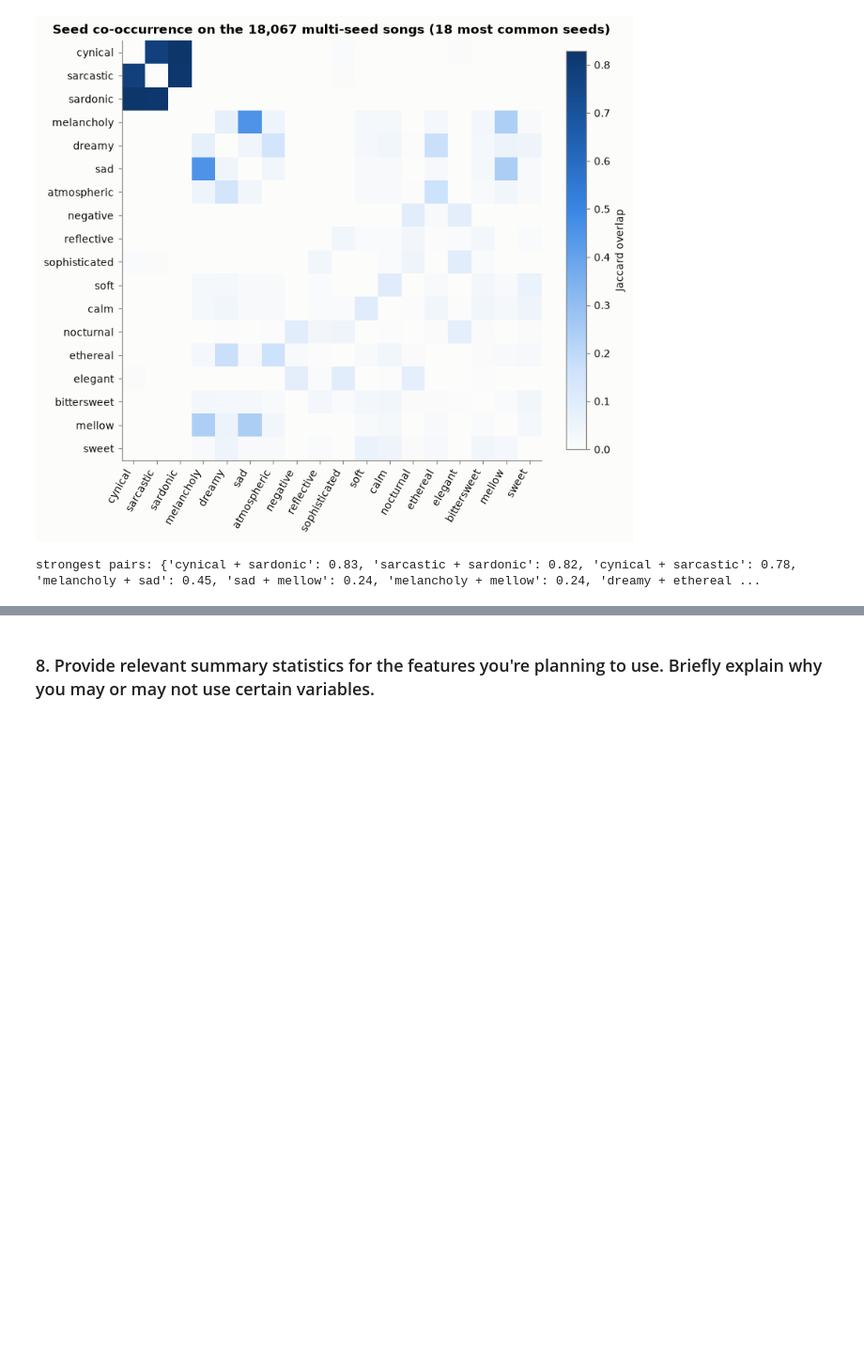
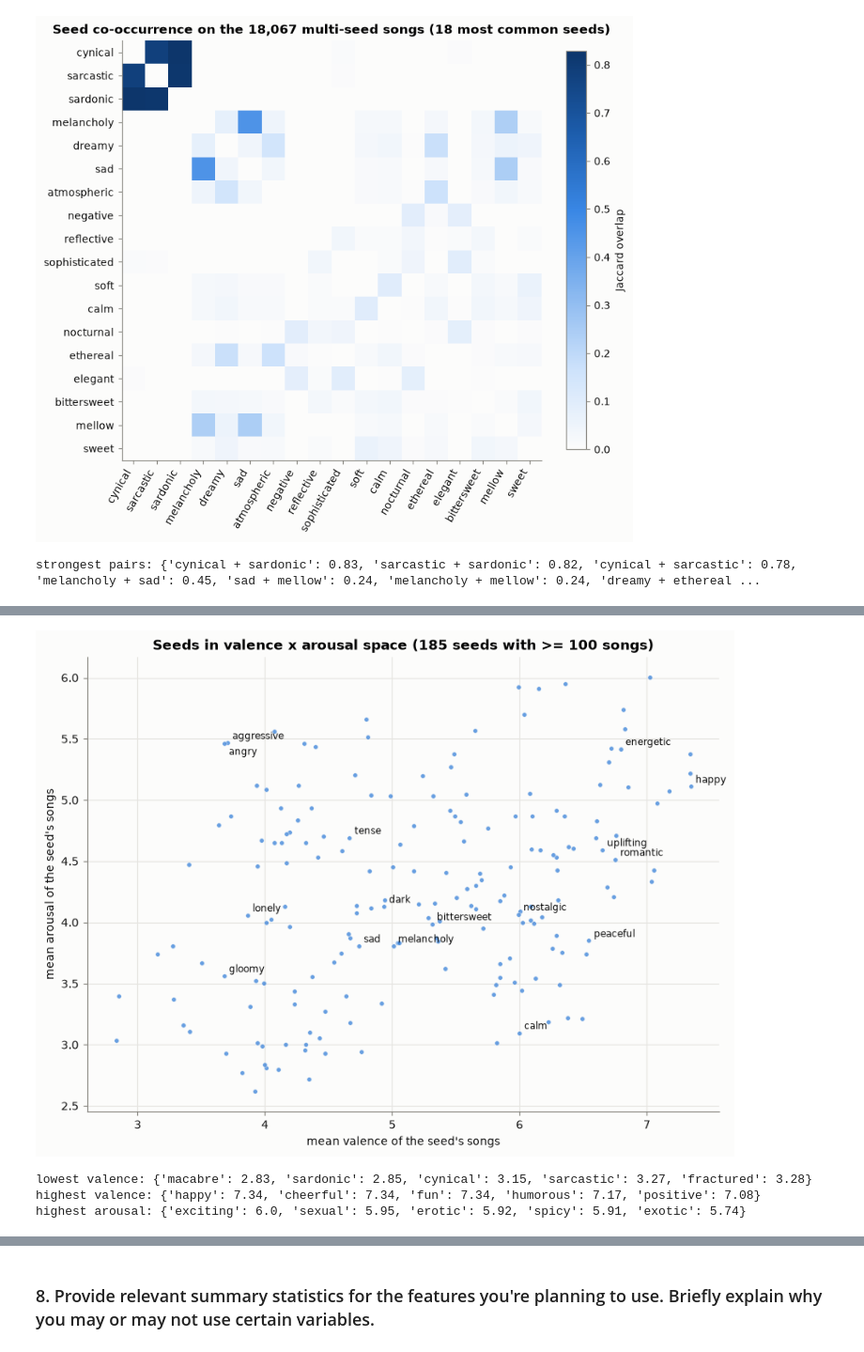
Before and after one commit to Oshawotttt/mood-playlist, a Jupyter notebook: proposal/DAP_IEDA_Template.ipynb, the cells around one changed output, grey strips where cells are left out. Shown at 94% size. Saved outputs shown, nothing was run; the diff lists cells and outputs as text; code cells hidden in the pictures; blank space fills up the shorter version.

```diff
--- a/proposal/DAP_IEDA_Template.ipynb
+++ b/proposal/DAP_IEDA_Template.ipynb
@@ -809,20 +772,0 @@ plt.show()
-# %%
-# Seed x valence/arousal: does each seed word sit where its meaning says it should?
-by_seed = seeds_long.groupby("seed").agg(valence=("valence_tags", "mean"), arousal=("arousal_tags", "mean"),
-                                         songs=("seed", "size"))
-by_seed = by_seed[by_seed["songs"] >= 100]
-fig, ax = plt.subplots(figsize=(8, 6))
-ax.scatter(by_seed["valence"], by_seed["arousal"], s=14, color=BLUE, alpha=0.7, edgecolor="#fcfcfb", lw=0.5)
-for s in ["happy", "sad", "gloomy", "lonely", "nostalgic", "aggressive", "calm", "peaceful",
-          "romantic", "energetic", "melancholy", "dark", "uplifting", "tense", "bittersweet"]:
-    if s in by_seed.index:
-        ax.annotate(s, by_seed.loc[s, ["valence", "arousal"]], xytext=(4, 3), textcoords="offset points",
-                    fontsize=8, color=INK)
-ax.set_xlabel("mean valence of the seed's songs")
-ax.set_ylabel("mean arousal of the seed's songs")
-ax.set_title(f"Seeds in valence x arousal space ({len(by_seed)} seeds with >= 100 songs)")
-plt.tight_layout()
-plt.show()
-print("lowest valence:", by_seed["valence"].nsmallest(5).round(2).to_dict())
-print("highest valence:", by_seed["valence"].nlargest(5).round(2).to_dict())
-print("highest arousal:", by_seed["arousal"].nlargest(5).round(2).to_dict())
@@ -884,0 +827,24 @@ strongest pairs: {'cynical + sardonic': 0.83, 'sarcastic + sardonic': 0.82, 'cyn
+# %%
+# Seed x valence/arousal: does each seed word sit where its meaning says it should?
+by_seed = seeds_long.groupby("seed").agg(valence=("valence_tags", "mean"), arousal=("arousal_tags", "mean"),
+                                         songs=("seed", "size"))
+by_seed = by_seed[by_seed["songs"] >= 100]
+fig, ax = plt.subplots(figsize=(8, 6))
+ax.scatter(by_seed["valence"], by_seed["arousal"], s=14, color=BLUE, alpha=0.7, edgecolor="#fcfcfb", lw=0.5)
+for s in KEY_SEEDS:
+    if s in by_seed.index:
+        ax.annotate(s, by_seed.loc[s, ["valence", "arousal"]], xytext=(4, -9) if s == "angry" else (4, 3), textcoords="offset points",
+                    fontsize=8, color=INK)
+ax.set_xlabel("mean valence of the seed's songs")
+ax.set_ylabel("mean arousal of the seed's songs")
+ax.set_title(f"Seeds in valence x arousal space ({len(by_seed)} seeds with >= 100 songs)")
+plt.tight_layout()
+plt.show()
+print("lowest valence:", by_seed["valence"].nsmallest(5).round(2).to_dict())
+print("highest valence:", by_seed["valence"].nlargest(5).round(2).to_dict())
+print("highest arousal:", by_seed["arousal"].nlargest(5).round(2).to_dict())
+# %% [output]
+[figure, added]
+lowest valence: {'macabre': 2.83, 'sardonic': 2.85, 'cynical': 3.15, 'sarcastic': 3.27, 'fractured': 3.28}
+highest valence: {'happy': 7.34, 'cheerful': 7.34, 'fun': 7.34, 'humorous': 7.17, 'positive': 7.08}
+highest arousal: {'exciting': 6.0, 'sexual': 5.95, 'erotic': 5.92, 'spicy': 5.91, 'exotic': 5.74}
```
Also changed, not shown: parts of 29 cells of this notebook, 2 other files.
